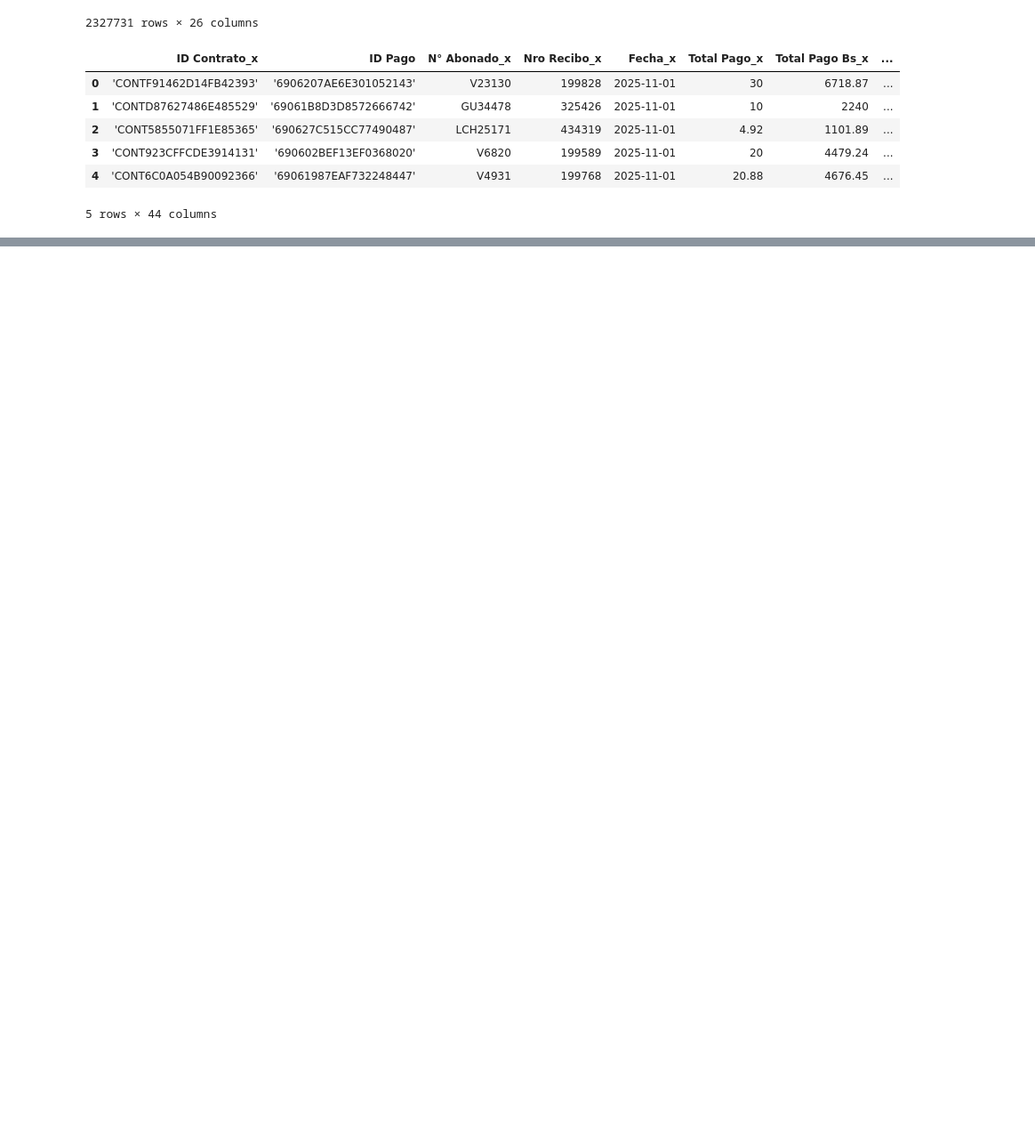
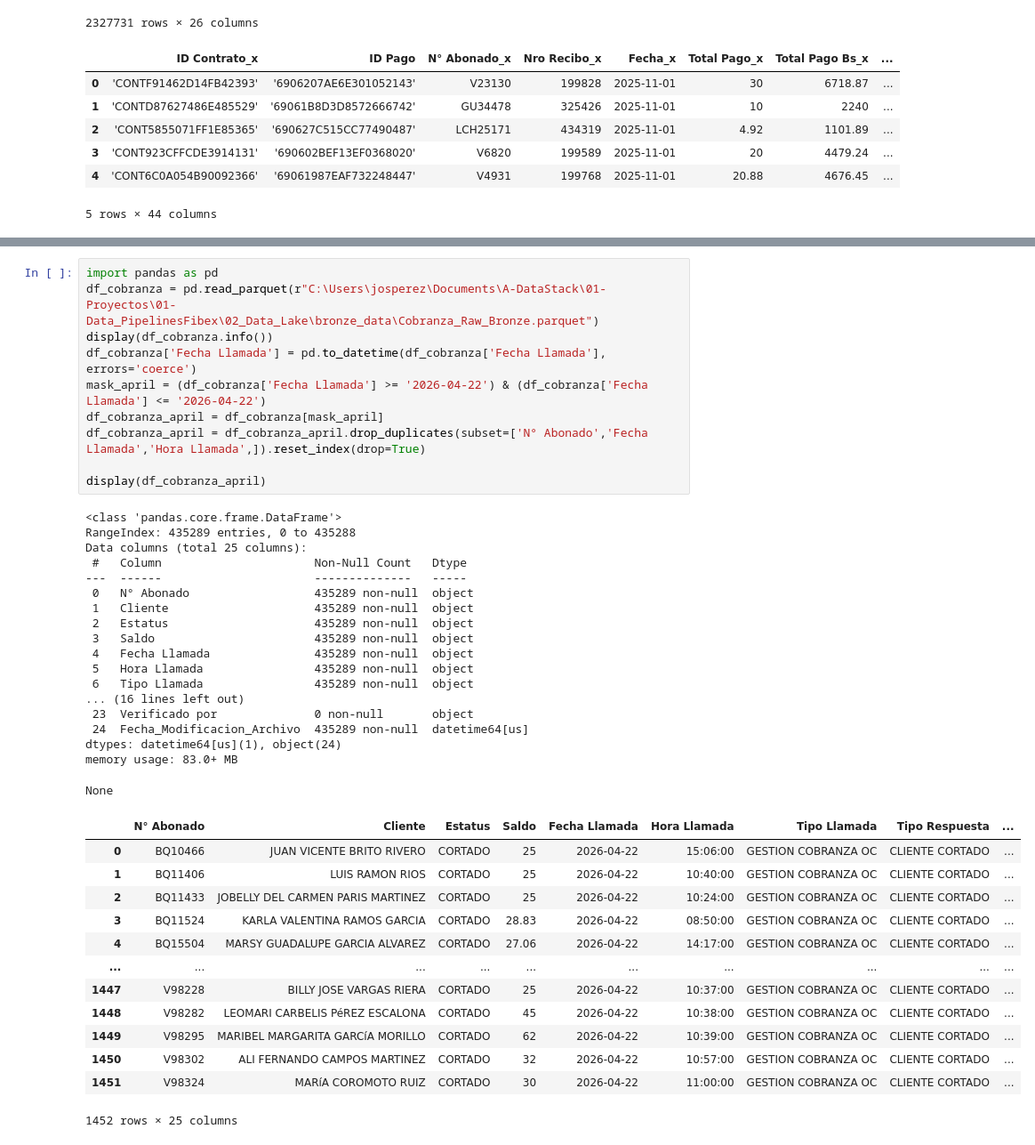
Before and after one commit to Artur030610/Data-Automated-Pipeline-Telecom, a Jupyter notebook: Notebooks/afluencia.ipynb, the cells around one changed output, grey strips where cells are left out. Shown at 89% size. Saved outputs shown, nothing was run; the diff lists cells and outputs as text; blank space fills up the shorter version.

```diff
--- a/Notebooks/afluencia.ipynb
+++ b/Notebooks/afluencia.ipynb
@@ -254,0 +286,42 @@ display(df)
+# %%
+import pandas as pd
+df_cobranza = pd.read_parquet(r"C:\Users\josperez\Documents\A-DataStack\01-Proyectos\01-Data_PipelinesFibex\02_Data_Lake\bronze_data\Cobranza_Raw_Bronze.parquet")
+display(df_cobranza.info())
+df_cobranza['Fecha Llamada'] = pd.to_datetime(df_cobranza['Fecha Llamada'], errors='coerce')
+mask_april = (df_cobranza['Fecha Llamada'] >= '2026-04-22') & (df_cobranza['Fecha Llamada'] <= '2026-04-22')
+df_cobranza_april = df_cobranza[mask_april]
+df_cobranza_april = df_cobranza_april.drop_duplicates(subset=['N° Abonado','Fecha Llamada','Hora Llamada',]).reset_index(drop=True)
+
+display(df_cobranza_april)
+# %% [output]
+<class 'pandas.core.frame.DataFrame'>
+RangeIndex: 435289 entries, 0 to 435288
+Data columns (total 25 columns):
+ #   Column                      Non-Null Count   Dtype
+---  ------                      --------------   -----
+ 0   N° Abonado                  435289 non-null  object
+ 1   Cliente                     435289 non-null  object
+ 2   Estatus                     435289 non-null  object
+ 3   Saldo                       435289 non-null  object
+ 4   Fecha Llamada               435289 non-null  object
+ 5   Hora Llamada                435289 non-null  object
+ 6   Tipo Llamada                435289 non-null  object
+... (16 lines left out)
+ 23  Verificado por              0 non-null       object
+ 24  Fecha_Modificacion_Archivo  435289 non-null  datetime64[us]
+dtypes: datetime64[us](1), object(24)
+memory usage: 83.0+ MB
+None
+|  | N° Abonado | Cliente | Estatus | Saldo | Fecha Llamada | Hora Llamada | Tipo Llamada | Tipo Respuesta | ... |
+| 0 | BQ10466 | JUAN VICENTE BRITO RIVERO | CORTADO | 25 | 2026-04-22 | 15:06:00 | GESTION COBRANZA OC | CLIENTE CORTADO | ... |
+| 1 | BQ11406 | LUIS RAMON RIOS | CORTADO | 25 | 2026-04-22 | 10:40:00 | GESTION COBRANZA OC | CLIENTE CORTADO | ... |
+| 2 | BQ11433 | JOBELLY DEL CARMEN PARIS MARTINEZ | CORTADO | 25 | 2026-04-22 | 10:24:00 | GESTION COBRANZA OC | CLIENTE CORTADO | ... |
+| 3 | BQ11524 | KARLA VALENTINA RAMOS GARCIA | CORTADO | 28.83 | 2026-04-22 | 08:50:00 | GESTION COBRANZA OC | CLIENTE CORTADO | ... |
+| 4 | BQ15504 | MARSY GUADALUPE GARCIA ALVAREZ | CORTADO | 27.06 | 2026-04-22 | 14:17:00 | GESTION COBRANZA OC | CLIENTE CORTADO | ... |
+| ... | ... | ... | ... | ... | ... | ... | ... | ... | ... |
+| 1447 | V98228 | BILLY JOSE VARGAS RIERA | CORTADO | 25 | 2026-04-22 | 10:37:00 | GESTION COBRANZA OC | CLIENTE CORTADO | ... |
+| 1448 | V98282 | LEOMARI CARBELIS PéREZ ESCALONA | CORTADO | 45 | 2026-04-22 | 10:38:00 | GESTION COBRANZA OC | CLIENTE CORTADO | ... |
+| 1449 | V98295 | MARIBEL MARGARITA GARCíA MORILLO | CORTADO | 62 | 2026-04-22 | 10:39:00 | GESTION COBRANZA OC | CLIENTE CORTADO | ... |
+| 1450 | V98302 | ALI FERNANDO CAMPOS MARTINEZ | CORTADO | 32 | 2026-04-22 | 10:57:00 | GESTION COBRANZA OC | CLIENTE CORTADO | ... |
+| 1451 | V98324 | MARíA COROMOTO RUIZ | CORTADO | 30 | 2026-04-22 | 11:00:00 | GESTION COBRANZA OC | CLIENTE CORTADO | ... |
+1452 rows × 25 columns
```
Also changed, not shown: parts of 5 cells of this notebook, 48 other files.
